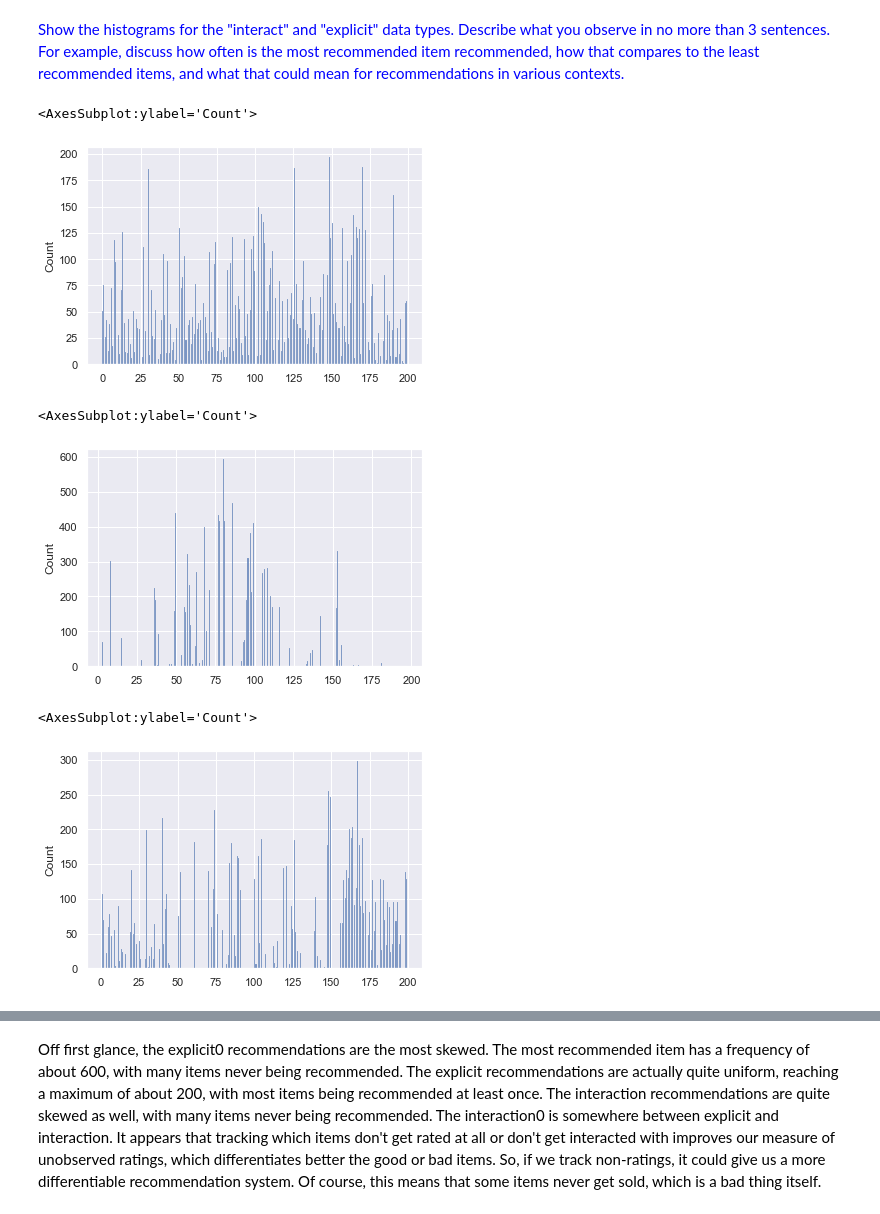
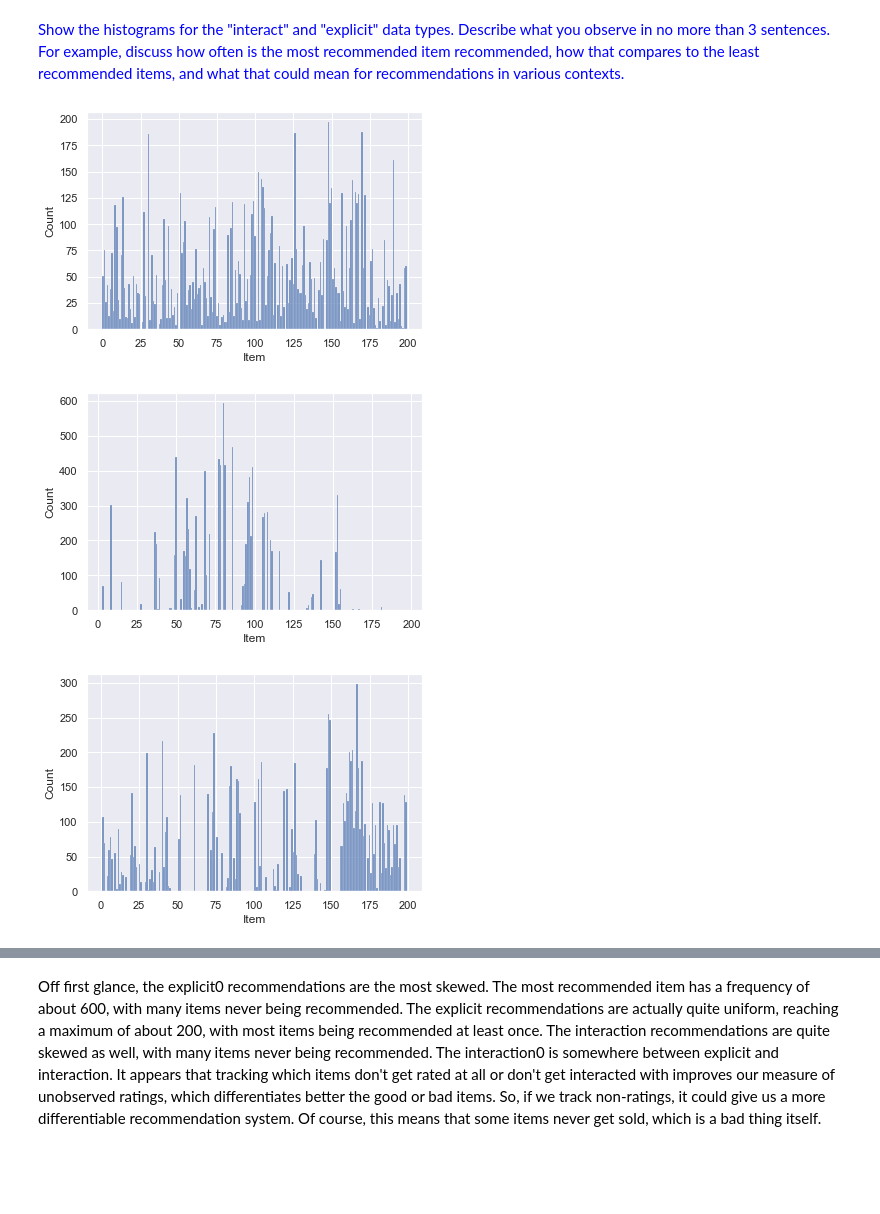
Before and after one commit to martinsun0/People-Data-Systems, a Jupyter notebook: HW2/HW2_assignment.ipynb, the cells around one changed output, grey strips where cells are left out. Drawn from its saved outputs; the diff is of its cells as text; code cells hidden in the pictures; blank space fills up the shorter version.

```diff
--- a/HW2/HW2_assignment.ipynb
+++ b/HW2/HW2_assignment.ipynb
@@ -214,21 +197,21 @@ def show_frequency_histograms(recommendations):
 <font color='blue'> Show the histograms for the "interact" and "explicit" data types. Describe what you observe in no more than 3 sentences. For example, discuss how often is the most recommended item recommended, how that compares to the least recommended items, and what that could mean for recommendations in various contexts.
 # %%
 flat_rec_exp = sum(list(rec_exp.values()), [])
-sns.histplot(flat_rec_exp, bins = 300)
+plt = sns.histplot(flat_rec_exp, bins = 200)
+plt.set_xlabel('Item');
 # %% [output]
-<AxesSubplot:ylabel='Count'>
-[figure, old version]
+[figure, new version]
 # %%
 flat_rec_exp0 = sum(list(rec_exp0.values()), [])
-sns.histplot(flat_rec_exp0, bins = 300)
+plt = sns.histplot(flat_rec_exp0, bins = 200)
+plt.set_xlabel('Item');
 # %% [output]
-<AxesSubplot:ylabel='Count'>
-[figure, old version]
+[figure, new version]
 # %%
 flat_rec_int = sum(list(rec_int.values()), [])
-sns.histplot(flat_rec_int, bins = 300)
+plt = sns.histplot(flat_rec_int, bins = 200)
+plt.set_xlabel('Item');
 # %% [output]
-<AxesSubplot:ylabel='Count'>
-[figure, old version]
+[figure, new version]
 # %%
 flat_rec_int0 = sum(list(rec_int0.values()), [])
```
Also changed, not shown: parts of 33 cells of this notebook.
